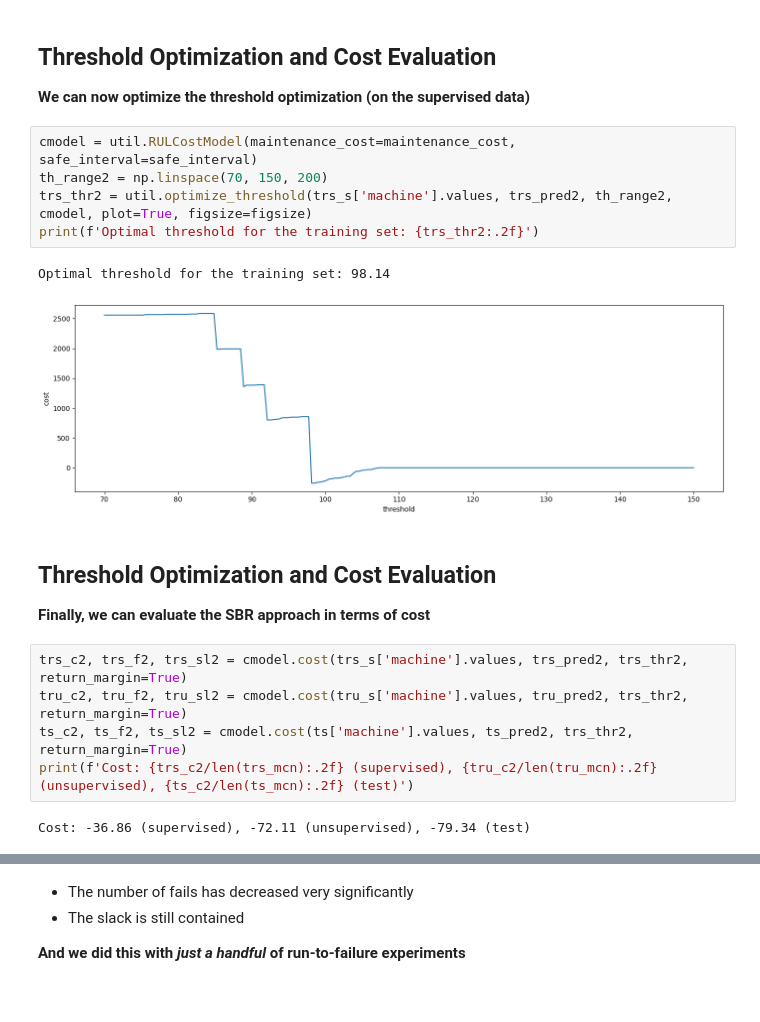
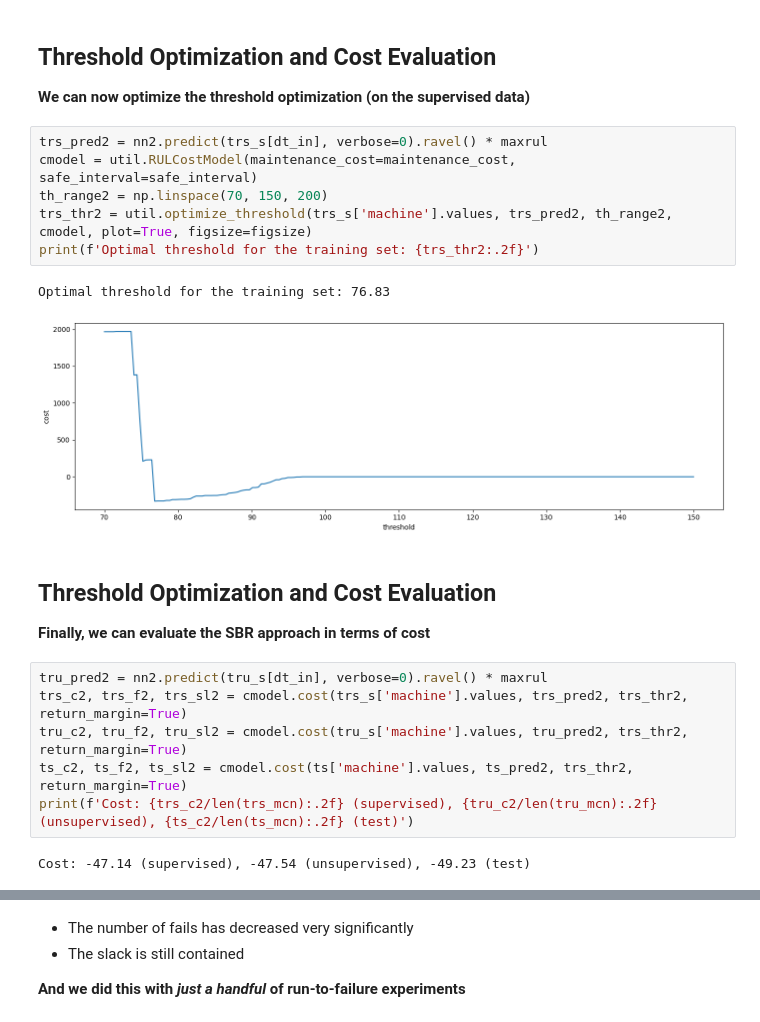
Before and after one commit to ml-co-2024/part-2, a Jupyter notebook: notebooks/03. Knowledge Injection in RUL estimation.ipynb, the cells around one changed output, grey strips where cells are left out. Saved outputs shown, nothing was run; the diff lists cells and outputs as text.

```diff
--- a/notebooks/03. Knowledge Injection in RUL estimation.ipynb
+++ b/notebooks/03. Knowledge Injection in RUL estimation.ipynb
@@ -309,24 +306,26 @@ util.plot_rul(ts_pred2[:stop], ts["rul"].iloc[:stop], same_scale=False, figsize=
 
 **We can now optimize the threshold optimization (on the supervised data)**
 # %%
+trs_pred2 = nn2.predict(trs_s[dt_in], verbose=0).ravel() * maxrul
 cmodel = util.RULCostModel(maintenance_cost=maintenance_cost, safe_interval=safe_interval)
 th_range2 = np.linspace(70, 150, 200)
 trs_thr2 = util.optimize_threshold(trs_s['machine'].values, trs_pred2, th_range2, cmodel, plot=True, figsize=figsize)
 print(f'Optimal threshold for the training set: {trs_thr2:.2f}')
 # %% [output]
-Optimal threshold for the training set: 98.14
+Optimal threshold for the training set: 76.83
-[figure, old version]
+[figure, new version]
 # %% [markdown]
 ## Threshold Optimization and Cost Evaluation
 
 **Finally, we can evaluate the SBR approach in terms of cost**
 # %%
+tru_pred2 = nn2.predict(tru_s[dt_in], verbose=0).ravel() * maxrul
 trs_c2, trs_f2, trs_sl2 = cmodel.cost(trs_s['machine'].values, trs_pred2, trs_thr2, return_margin=True)
 tru_c2, tru_f2, tru_sl2 = cmodel.cost(tru_s['machine'].values, tru_pred2, trs_thr2, return_margin=True)
 ts_c2, ts_f2, ts_sl2 = cmodel.cost(ts['machine'].values, ts_pred2, trs_thr2, return_margin=True)
 print(f'Cost: {trs_c2/len(trs_mcn):.2f} (supervised), {tru_c2/len(tru_mcn):.2f} (unsupervised), {ts_c2/len(ts_mcn):.2f} (test)')
 # %% [output]
-Cost: -36.86 (supervised), -72.11 (unsupervised), -79.34 (test)
+Cost: -47.14 (supervised), -47.54 (unsupervised), -49.23 (test)
 # %%
 print(f'Avg. fails: {trs_f2/len(trs_mcn):.2f} (supervised), {tru_f2/len(tru_mcn):.2f} (unsupervised), {ts_f2/len(ts_mcn):.2f} (test)')
 print(f'Avg. slack: {trs_sl2/len(trs_mcn):.2f} (supervised), {tru_sl2/len(tru_mcn):.2f} (unsupervised), {ts_sl2/len(ts_mcn):.2f} (test)')
```
Also changed, not shown: parts of 6 cells of this notebook, 23 other files.
